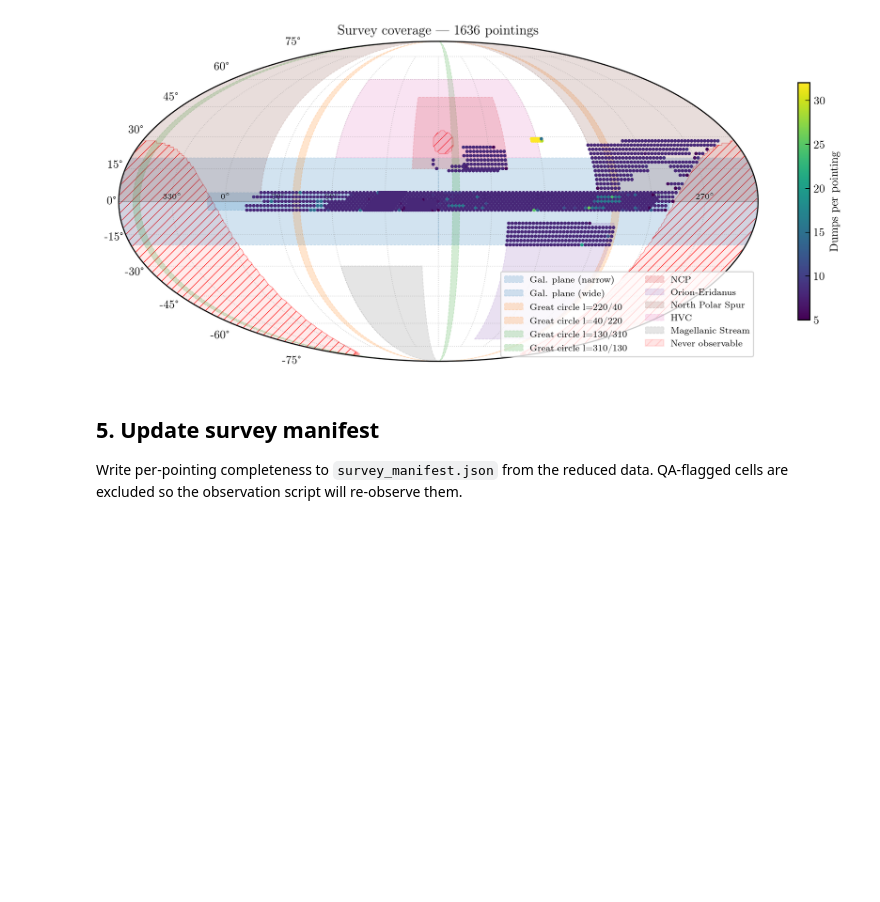
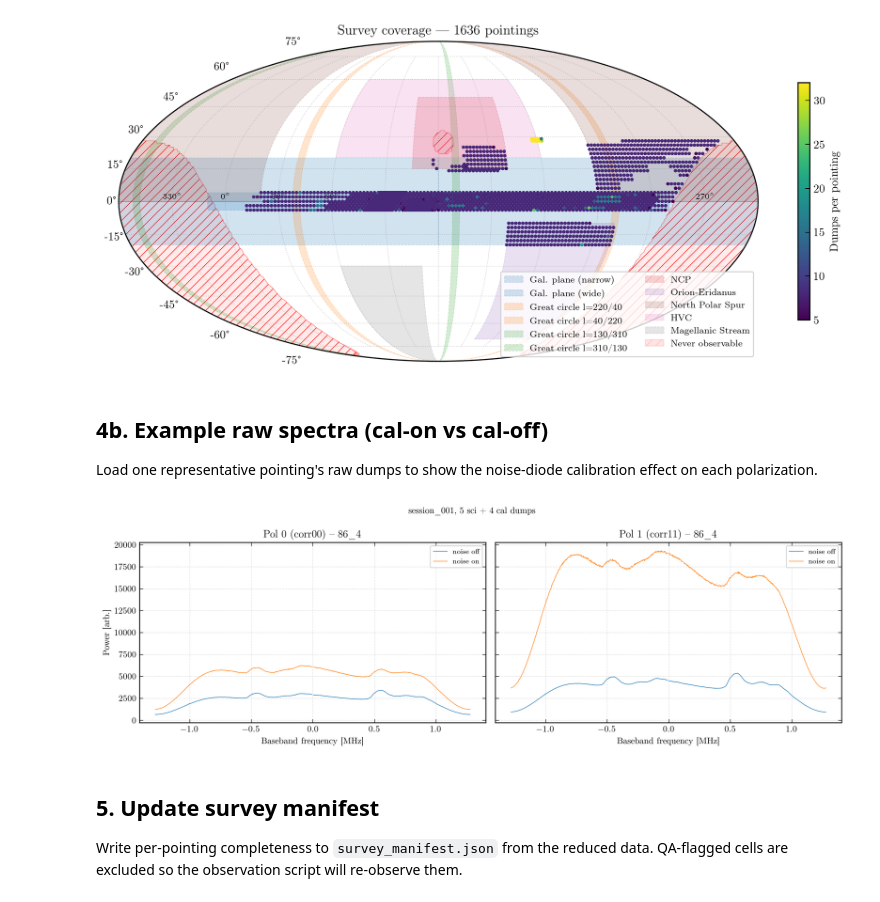
Before and after one commit to raw-asparagus/ay-121, a Jupyter notebook: labs/04/notebooks/02a_scan_diagnostics.ipynb, the cells around one changed output. Drawn from its saved outputs; the diff is of its cells as text; code cells hidden in the pictures; blank space fills up the shorter version.

```diff
--- a/labs/04/notebooks/02a_scan_diagnostics.ipynb
+++ b/labs/04/notebooks/02a_scan_diagnostics.ipynb
@@ -189,6 +189,82 @@ ax.legend(handles, labels, fontsize=LEGEND_SIZE - 1,
 plt.show()
 # %% [output]
 [figure]
+# %% [markdown]
+## 4b. Example raw spectra (cal-on vs cal-off)
+
+Load one representative pointing's raw dumps to show the noise-diode
+calibration effect on each polarization.
+# %%
+STREAMING_DIR = Path('../../../data/lab04/streaming')
+SAMPLE_RATE_HZ = 2.56e6
+NFFT = 1024
+DC_BIN = NFFT // 2
+
+f_bb_mhz = np.fft.fftshift(np.fft.fftfreq(NFFT, d=1.0 / SAMPLE_RATE_HZ)) / 1e6
+
+# Find a session that has both obs_ and cal_ subdirs for the same cell
+obs_files = cal_files = None
+cell_label = session_name = ''
+for session_dir in sorted(STREAMING_DIR.glob('session_*')):
+    cal_dirs = {d.name.replace('cal_', ''): d
+                for d in sorted(session_dir.glob('cal_*'))}
+    for obs_dir in sorted(session_dir.glob('obs_*')):
+        lbl = obs_dir.name.replace('obs_', '')
+        if lbl not in cal_dirs:
+            continue
+        of = sorted(obs_dir.glob('*.npz'))
+        cf = sorted(cal_dirs[lbl].glob('*.npz'))
+        if len(of) >= 2 and len(cf) >= 1:
+            obs_files, cal_files = of, cf
+            cell_label = lbl
+            session_name = session_dir.name
+            break
+    if obs_files is not None:
+        break
+
+assert obs_files is not None, 'No cell with both obs and cal dumps found'
+
+# Load and average
+obs_00, obs_11, cal_00, cal_11 = [], [], [], []
+for p in obs_files:
+    with np.load(p, allow_pickle=True) as f:
+        obs_00.append(np.fft.fftshift(f['corr00'].astype(float)))
+        obs_11.append(np.fft.fftshift(f['corr11'].astype(float)))
+for p in cal_files:
+    with np.load(p, allow_pickle=True) as f:
+        cal_00.append(np.fft.fftshift(f['corr00'].astype(float)))
+        cal_11.append(np.fft.fftshift(f['corr11'].astype(float)))
+
+P_off_00 = np.nanmean(obs_00, axis=0).copy()
+P_off_11 = np.nanmean(obs_11, axis=0).copy()
+P_on_00 = np.nanmean(cal_00, axis=0).copy()
+P_on_11 = np.nanmean(cal_11, axis=0).copy()
+
+# Mask DC bin region
+for arr in (P_off_00, P_off_11, P_on_00, P_on_11):
+    arr[DC_BIN - 2 : DC_BIN + 1] = np.nan
+
+fig, (ax0, ax1) = plt.subplots(1, 2, figsize=(12, 4), sharey=True)
+
+ax0.plot(f_bb_mhz, P_off_00, lw=0.6, label='noise off')
+ax0.plot(f_bb_mhz, P_on_00, lw=0.6, label='noise on')
+ax0.set_xlabel('Baseband frequency [MHz]')
+ax0.set_ylabel('Power [arb.]')
+ax0.set_title(f'Pol 0 (corr00) -- {cell_label}')
+ax0.legend(fontsize=8)
+
+ax1.plot(f_bb_mhz, P_off_11, lw=0.6, label='noise off')
+ax1.plot(f_bb_mhz, P_on_11, lw=0.6, label='noise on')
+ax1.set_xlabel('Baseband frequency [MHz]')
+ax1.set_title(f'Pol 1 (corr11) -- {cell_label}')
+ax1.legend(fontsize=8)
+
+fig.suptitle(f'{session_name}, {len(obs_files)} sci + {len(cal_files)} cal dumps',
+             fontsize=10)
+fig.tight_layout()
+plt.show()
+# %% [output]
+[figure, added]
 # %% [markdown]
 ## 5. Update survey manifest
 
```
Also changed, not shown: 16 other files.
